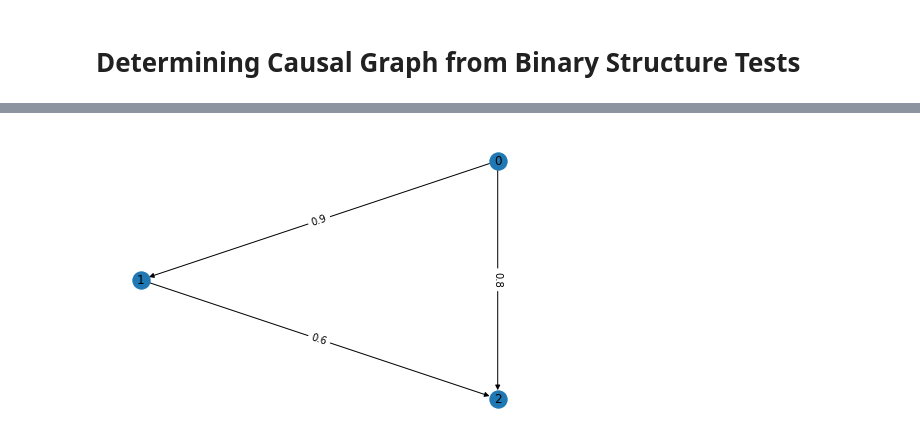
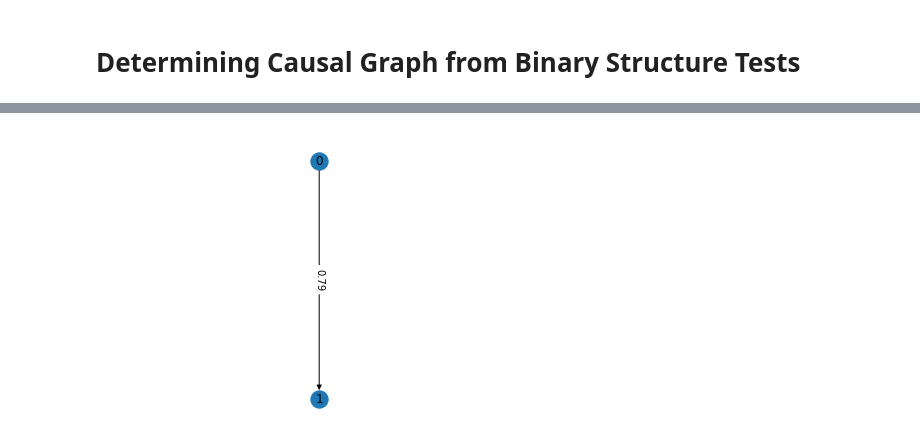
Before and after one commit to RobathanH/A-Meta-Transfer-Objective-For-Learning-To-Disentangle-Causal-Mechanisms, a Jupyter notebook: cs330/notebooks/full_graph_pairwise_test.ipynb, the cells around one changed output, grey strips where cells are left out. Drawn from its saved outputs; the diff is of its cells as text; code cells hidden in the pictures.

Commit message:
augmented binary models bugfix and update

```diff
--- a/cs330/notebooks/full_graph_pairwise_test.ipynb
+++ b/cs330/notebooks/full_graph_pairwise_test.ipynb
@@ -19,6 +19,7 @@ from cs330.models.augmented_binary_model_trainer import *
 # %%
 # Set up graph
 
+'''
 N = 10
 M = 3
 
@@ -28,6 +29,15 @@ data_gen.graph.B = np.array([
     [1, 0, 0],
     [1, 0, 0]
 ])
+'''
+
+N = 10
+M = 2
+data_gen = MultiCategorical(N, M)
+data_gen.graph.B = np.array([
+    [0, 0],
+    [1, 0]
+])
 
 # Visualize
 data_gen.graph.visualize()
@@ -42,8 +52,8 @@ BINARY_MODEL_TYPE = CauseOnlyBinaryStructureModel
 INNER_LR = 1e-1
 OUTER_LR = 1e-2
 TRANSFER_EPISODE_COUNT = 500
-TRANSFER_EPISODE_GRADIENT_STEPS = 20
-TRANSFER_EPISODE_BATCH_SIZE = 50
+TRANSFER_EPISODE_GRADIENT_STEPS = 30
+TRANSFER_EPISODE_BATCH_SIZE = 250
 PRETRAIN_EPISODE_BATCH_SIZE = 500
 # %%
 # Iterate through all node pairs and save resulting predicted structures
@@ -77,17 +92,17 @@ structure_predictions
 # %%
 # Visualize graph resulting from these predictions
 predicted_graph = nx.DiGraph()
 for (A, B), binary_structure in structure_predictions.items():
     max_structure_prob = max(*binary_structure.values())
-    if binary_structure['A -> B'] == max_structure_prob:
-        predicted_graph.add_edge(A, B, weight = round(binary_structure['A -> B'], 2))
-    elif binary_structure['B -> A'] == max_structure_prob:
-        predicted_graph.add_edge(B, A, weight = round(binary_structure['B -> A'], 2))
+    if binary_structure[Hypothesis.FORWARD_CAUSE] == max_structure_prob:
+        predicted_graph.add_edge(A, B, weight = round(binary_structure[Hypothesis.FORWARD_CAUSE], 2))
+    elif binary_structure[Hypothesis.BACKWARD_CAUSE] == max_structure_prob:
+        predicted_graph.add_edge(B, A, weight = round(binary_structure[Hypothesis.BACKWARD_CAUSE], 2))
 
 pos = graphviz_layout(predicted_graph, prog='dot')
 edge_labels = nx.get_edge_attributes(predicted_graph, 'weight')
 nx.draw(predicted_graph, with_labels = True, pos = pos)
 nx.draw_networkx_edge_labels(predicted_graph, pos, edge_labels = edge_labels)
 plt.show()
 # %% [output]
-[figure, old version]
+[figure, new version]
```
Also changed, not shown: parts of 3 cells of this notebook, 3 other files.
